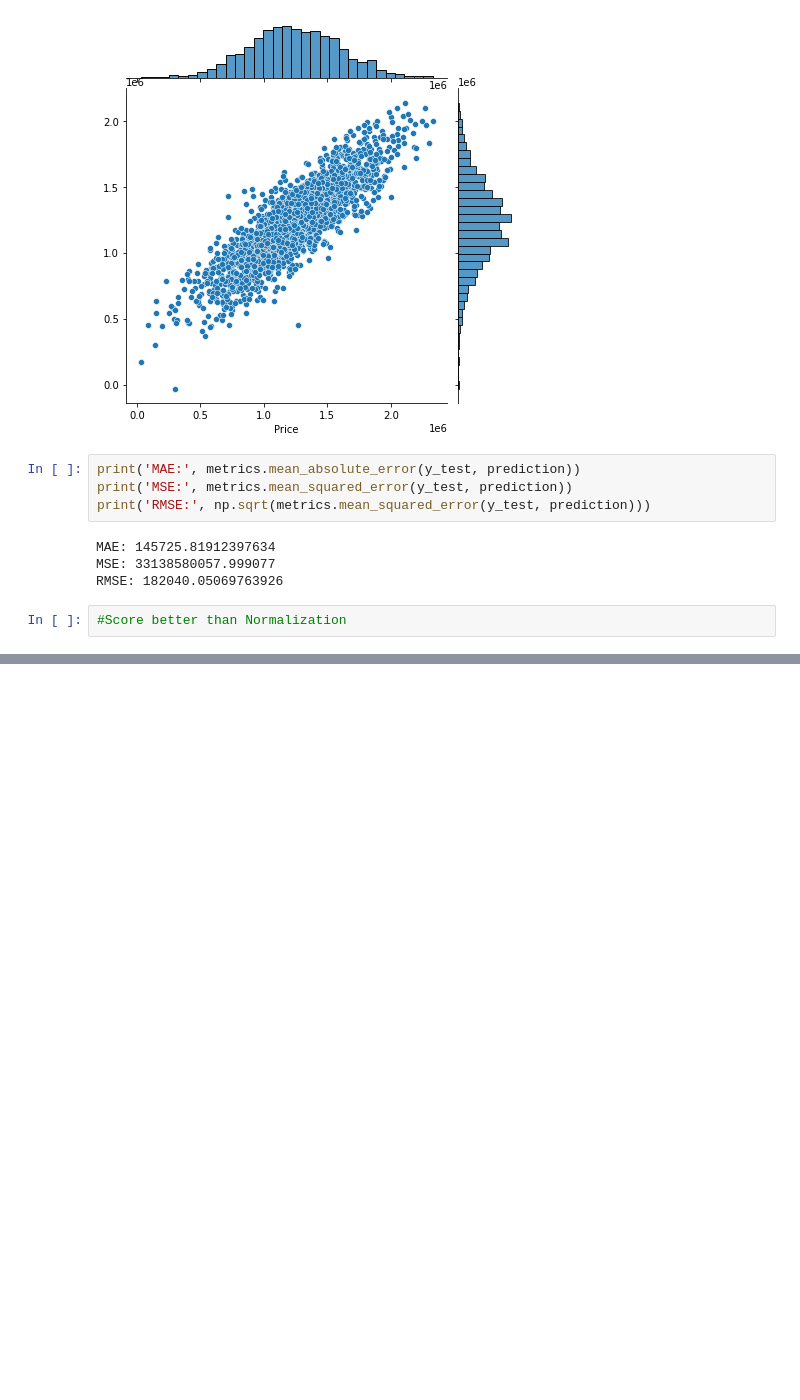
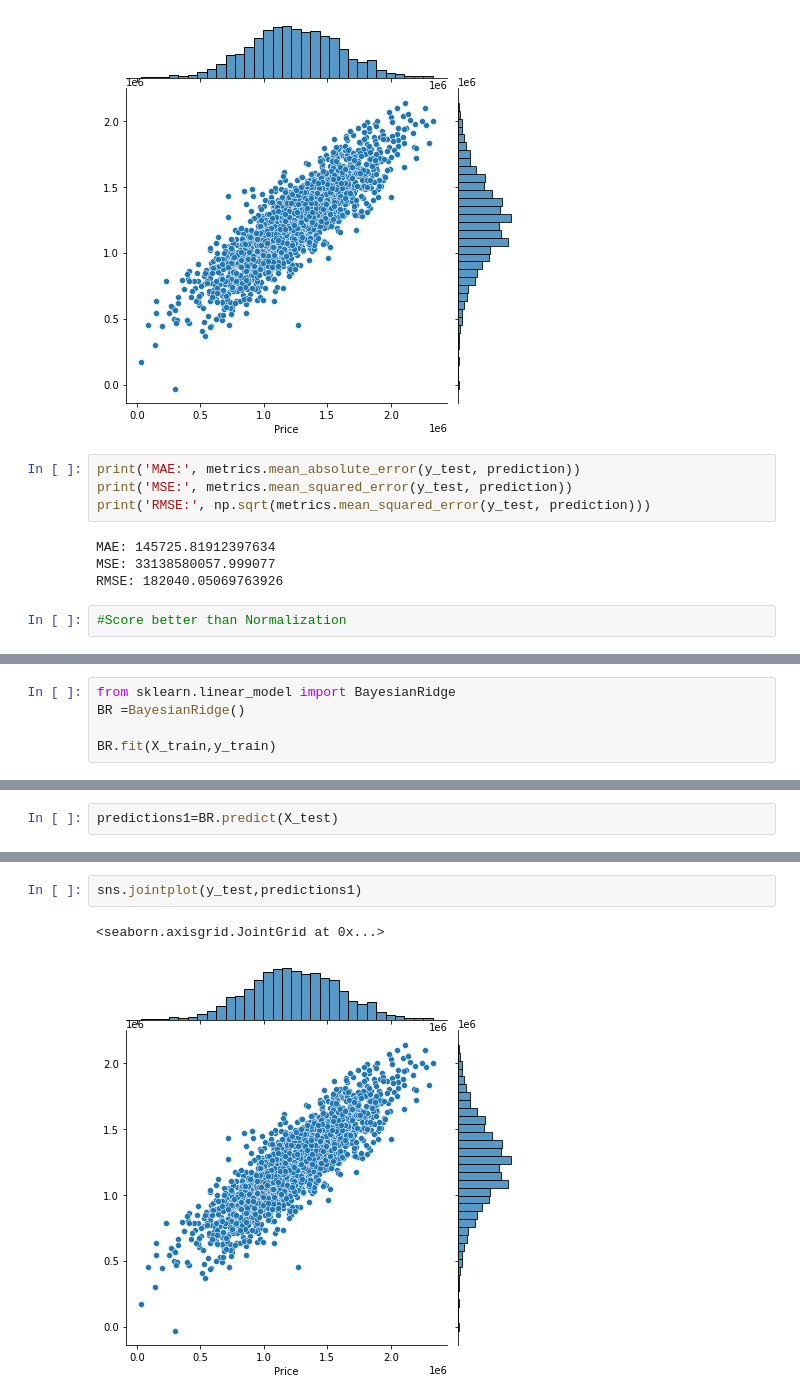
Before and after one commit to ankurkaiser/USA-Housing, a Jupyter notebook: LR_with_Normalization_Standardization.ipynb, the cells around one changed output, grey strips where cells are left out. Saved outputs shown, nothing was run; the diff lists cells and outputs as text; blank space fills up the shorter version.

```diff
--- a/LR_with_Normalization_Standardization.ipynb
+++ b/LR_with_Normalization_Standardization.ipynb
@@ -192,0 +247,5 @@ RMSE: 182040.05069763926
+# %%
+from sklearn.linear_model import BayesianRidge
+BR =BayesianRidge()
+
+BR.fit(X_train,y_train)
@@ -192,0 +261,2 @@ RMSE: 182040.05069763926
+# %%
+predictions1=BR.predict(X_test)
@@ -192,0 +276,5 @@ RMSE: 182040.05069763926
+# %%
+sns.jointplot(y_test,predictions1)
+# %% [output]
+<seaborn.axisgrid.JointGrid at 0x...>
+[figure, added]
```
Also changed, not shown: parts of 16 cells of this notebook.
